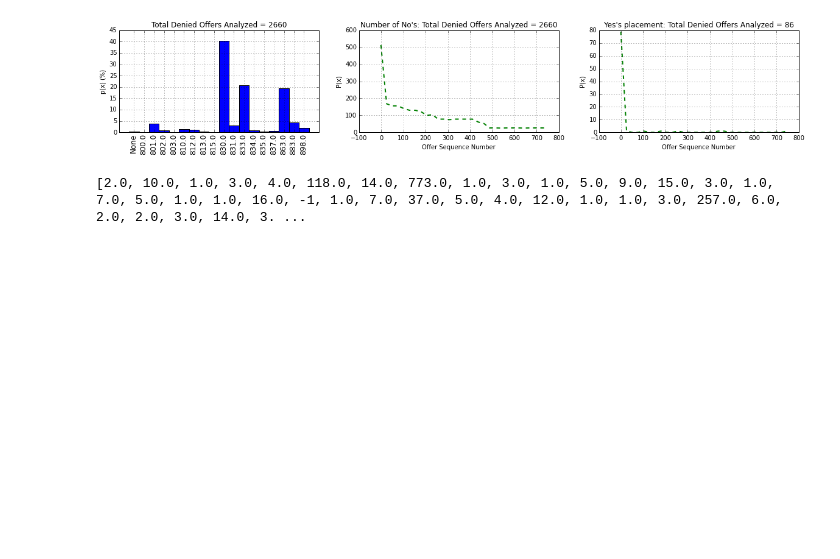
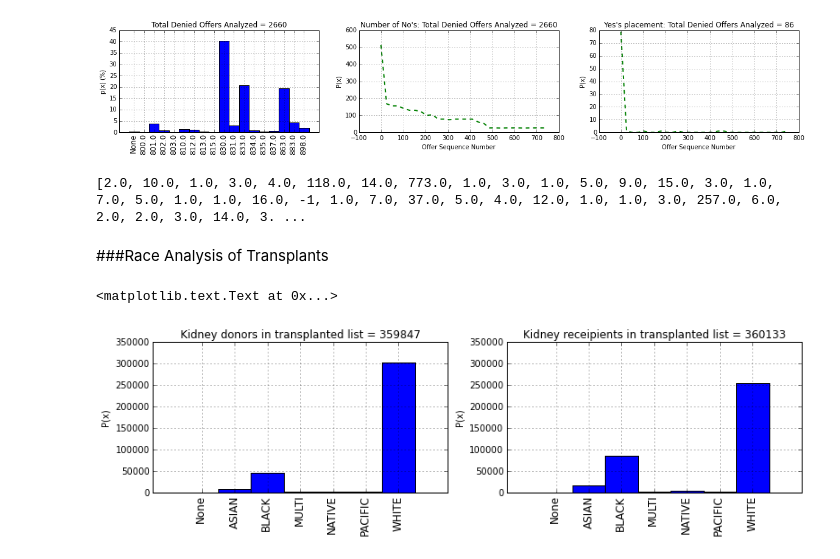
Before and after one commit to leloss/SRTR_OrganAllocation, a Jupyter notebook: OrganAllocationProject.ipynb, the cells around one changed output. Cells and saved outputs as stored; diff of their text form; code cells hidden in the pictures; blank space fills up the shorter version.

Commit message:
Race analysis

```diff
--- a/OrganAllocationProject.ipynb
+++ b/OrganAllocationProject.ipynb
@@ -852,3 +893,59 @@ plt.title('Yes\'s placement: Total Denied Offers Analyzed = '+str(len(yes_sq_lis
 print yes_sq_list
 # %% [output]
 [2.0, 10.0, 1.0, 3.0, 4.0, 118.0, 14.0, 773.0, 1.0, 3.0, 1.0, 5.0, 9.0, 15.0, 3.0, 1.0, 7.0, 5.0, 1.0, 1.0, 16.0, -1, 1.0, 7.0, 37.0, 5.0, 4.0, 12.0, 1.0, 1.0, 3.0, 257.0, 6.0, 2.0, 2.0, 3.0, 14.0, 3. ...
+# %% [markdown]
+###Race Analysis of Transplants
+# %%
+g=db.cursor()
+g.execute("""select DON_RACE_SRTR, count(DON_RACE_SRTR) from tx_ki group by DON_RACE_SRTR""")
+TranspDonors = g.fetchall()
+g.execute("""select CAN_RACE_SRTR, count(CAN_RACE_SRTR) from tx_ki group by CAN_RACE_SRTR""")
+TranspCandidates = g.fetchall()
+
+g.execute("""select DON_RACE_SRTR, count(DON_RACE_SRTR) from donor_deceased group by DON_RACE_SRTR""")
+AllDonorsDec = g.fetchall()
+g.execute("""select DON_RACE_SRTR, count(DON_RACE_SRTR) from donor_live where (DON_ORG1='LKI' or DON_ORG1='RKI' or DON_ORG1='EKI') group by DON_RACE_SRTR""")
+KidDonorsLive = g.fetchall()
+g.execute("""select CAN_RACE_SRTR, count(CAN_RACE_SRTR) from cand_kipa group by CAN_RACE_SRTR""")
+KipaCandidates = g.fetchall()
+# %%
+plt.figure(figsize=(20, 3))
+
+ii=0
+plt.subplot(1, columns, 1+(ii%columns))
+
+N = len(TranspDonors)
+Y = [x[1] for x in TranspDonors]
+ind = np.arange(N)
+width = 1
+plt.bar(ind, Y, width)
+
+# axes and labels
+plt.xlim(-width,len(ind)+width)
+plt.ylim(0,350000)
+xTickMarks = [str(x[0]) for x in TranspDonors]
+plt.xticks(ind+.5,xTickMarks, rotation=90, fontsize=12)
+plt.ylabel('P(x)')
+plt.grid('on')
+plt.title('Kidney donors in transplanted list = '+str(sum(Y)))
+
+ii=ii+1
+plt.subplot(1, columns, 1+(ii%columns))
+
+N = len(TranspCandidates)
+Y = [x[1] for x in TranspCandidates]
+ind = np.arange(N)
+width = 1
+plt.bar(ind, Y, width)
+
+# axes and labels
+plt.xlim(-width,len(ind)+width)
+plt.ylim(0,350000)
+xTickMarks = [str(x[0]) for x in TranspCandidates]
+plt.xticks(ind+.5,xTickMarks, rotation=90, fontsize=12)
+plt.ylabel('P(x)')
+plt.grid('on')
+plt.title('Kidney receipients in transplanted list = '+str(sum(Y)))
+# %% [output]
+<matplotlib.text.Text at 0x...>
+[figure, added]
```
Also changed, not shown: parts of 5 cells of this notebook.
